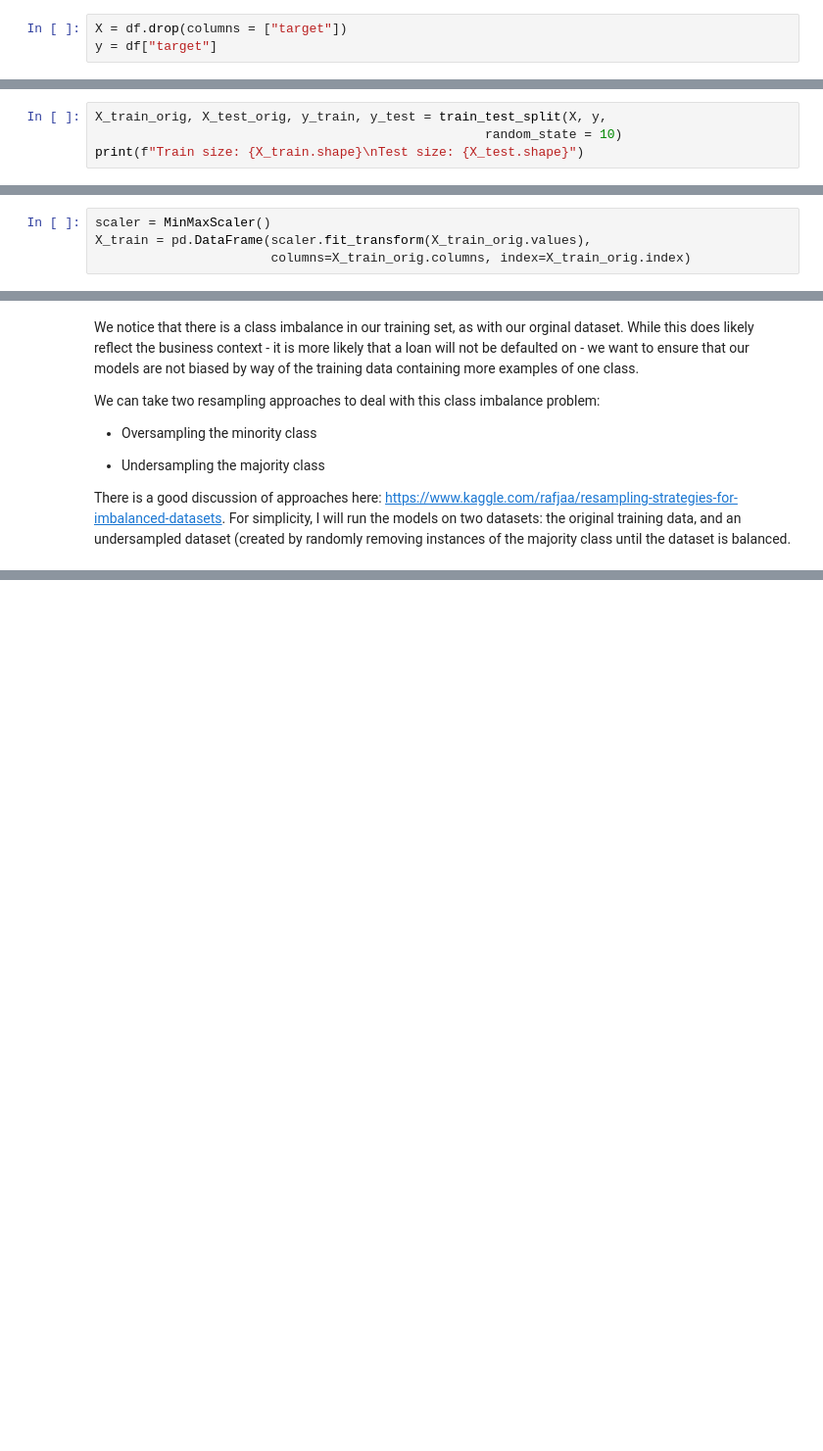
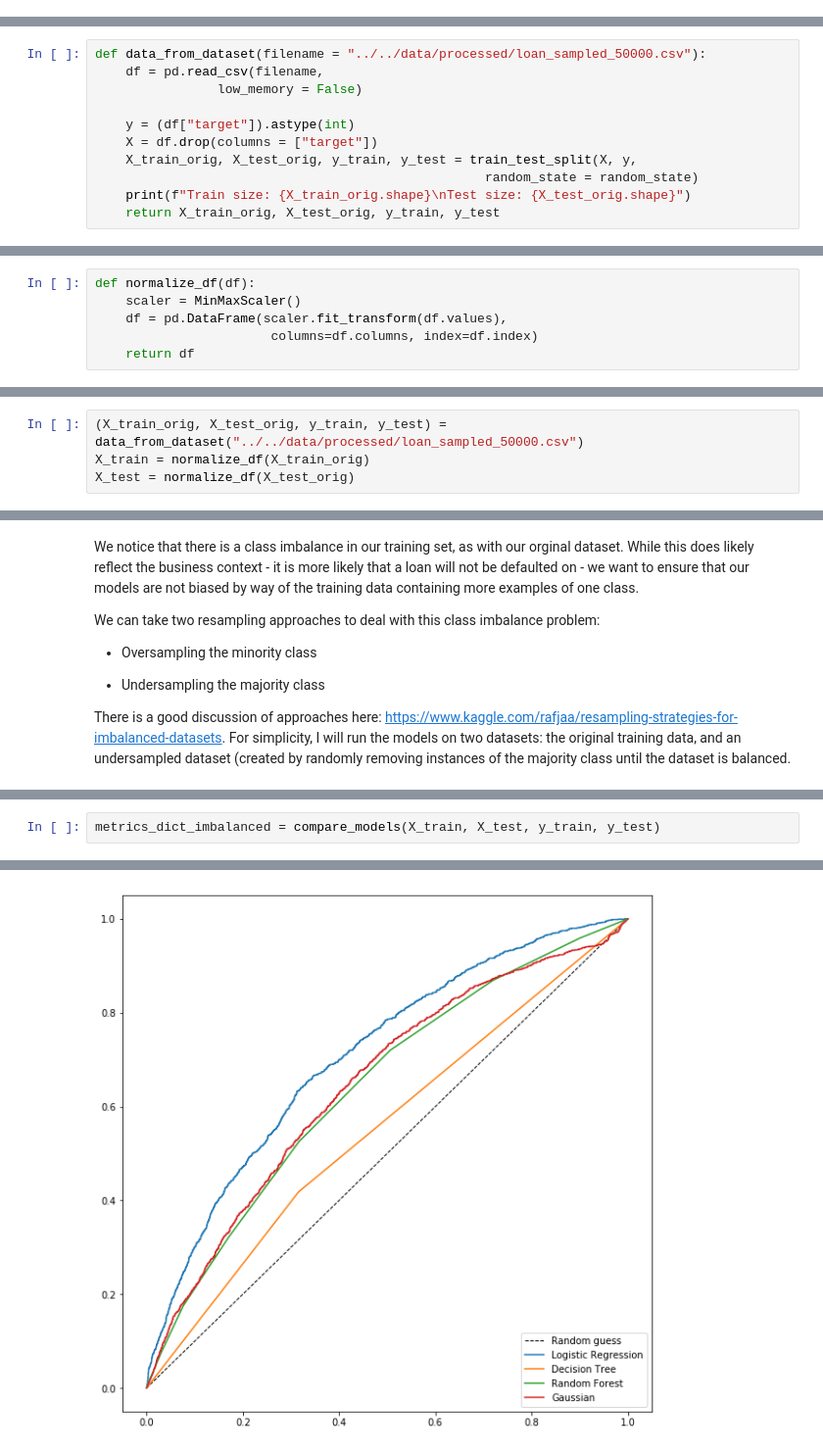
Before and after one commit to andmikey/lendingclub-analysis, a Jupyter notebook: notebooks/exploratory/190914-mandrejc-prediction.ipynb, the cells around one changed output, grey strips where cells are left out. Shown: that part at 98% size. Saved outputs shown, nothing was run; the diff lists cells and outputs as text; blank space fills up the shorter version.

Commit message:
Run prediction on full dataset

```diff
--- a/notebooks/exploratory/190914-mandrejc-prediction.ipynb
+++ b/notebooks/exploratory/190914-mandrejc-prediction.ipynb
@@ -26,3 +14,0 @@ We plit our data into a train set and a test set, then normalise each set indepe
-# %%
-X = df.drop(columns = ["target"])
-y = df["target"]
@@ -29,4 +17,11 @@ y = df["target"]
 # %%
-X_train_orig, X_test_orig, y_train, y_test = train_test_split(X, y,
-                                                   random_state = 10)
-print(f"Train size: {X_train.shape}\nTest size: {X_test.shape}")
+def data_from_dataset(filename = "../../data/processed/loan_sampled_50000.csv"):
+    df = pd.read_csv(filename,
+                low_memory = False)
+
+    y = (df["target"]).astype(int)
+    X = df.drop(columns = ["target"])
+    X_train_orig, X_test_orig, y_train, y_test = train_test_split(X, y,
+                                                   random_state = random_state)
+    print(f"Train size: {X_train_orig.shape}\nTest size: {X_test_orig.shape}")
+    return X_train_orig, X_test_orig, y_train, y_test
@@ -36,4 +28,6 @@ Test size: (6368, 82)
 # %%
-scaler = MinMaxScaler()
-X_train = pd.DataFrame(scaler.fit_transform(X_train_orig.values),
-                       columns=X_train_orig.columns, index=X_train_orig.index)
+def normalize_df(df):
+    scaler = MinMaxScaler()
+    df = pd.DataFrame(scaler.fit_transform(df.values),
+                       columns=df.columns, index=df.index)
+    return df
@@ -43,0 +34,4 @@ X_test = pd.DataFrame(scaler.fit_transform(X_test_orig.values),
+# %%
+(X_train_orig, X_test_orig, y_train, y_test) = data_from_dataset("../../data/processed/loan_sampled_50000.csv")
+X_train = normalize_df(X_train_orig)
+X_test = normalize_df(X_test_orig)
@@ -102,0 +187,3 @@ To evaluate our models, we'll consider the following metrics:
+# %%
+metrics_dict_imbalanced = compare_models(X_train, X_test, y_train, y_test)
+# %% [output]
@@ -102,0 +207 @@ To evaluate our models, we'll consider the following metrics:
+[figure, added]
```
Also changed, not shown: parts of 27 cells of this notebook.
